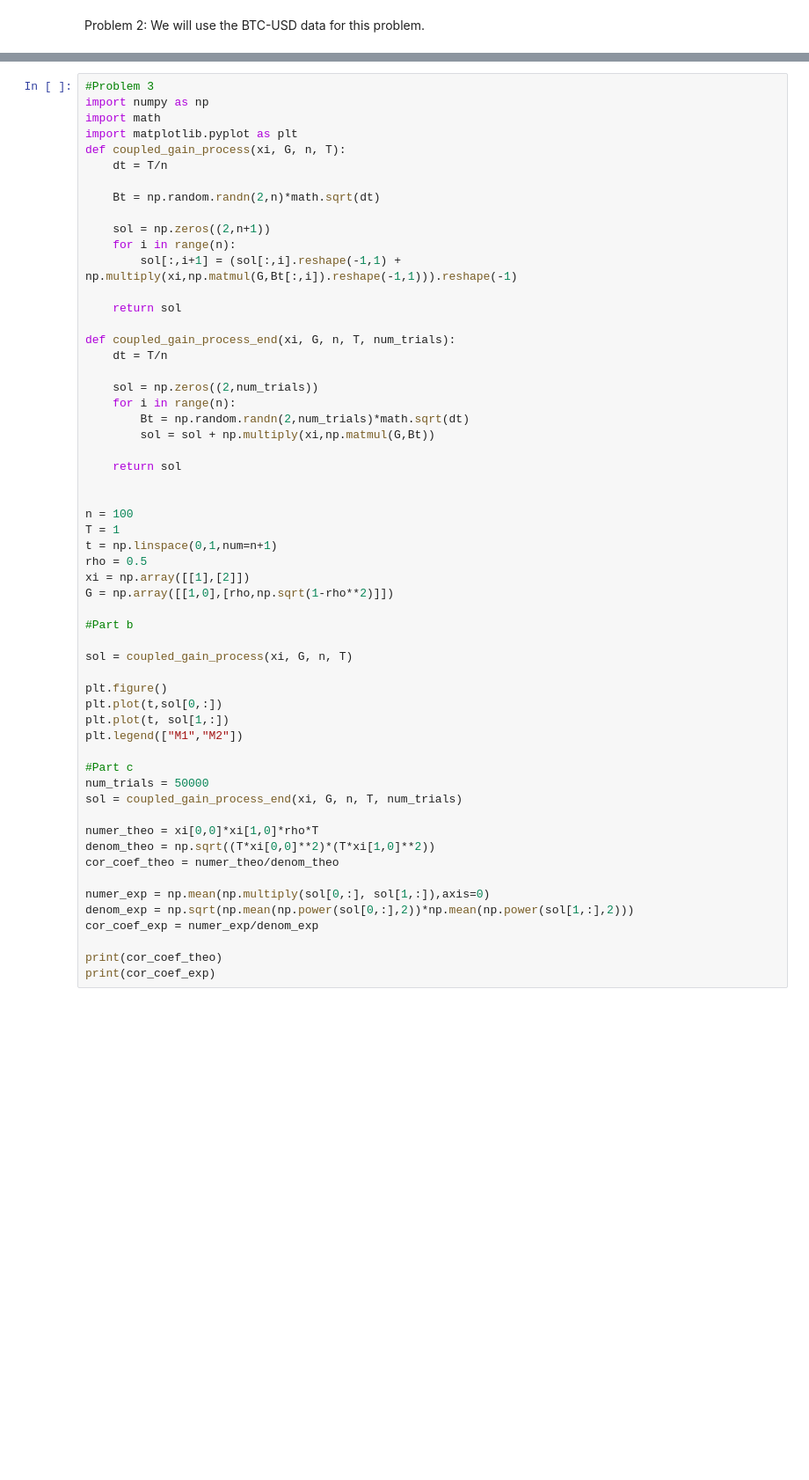
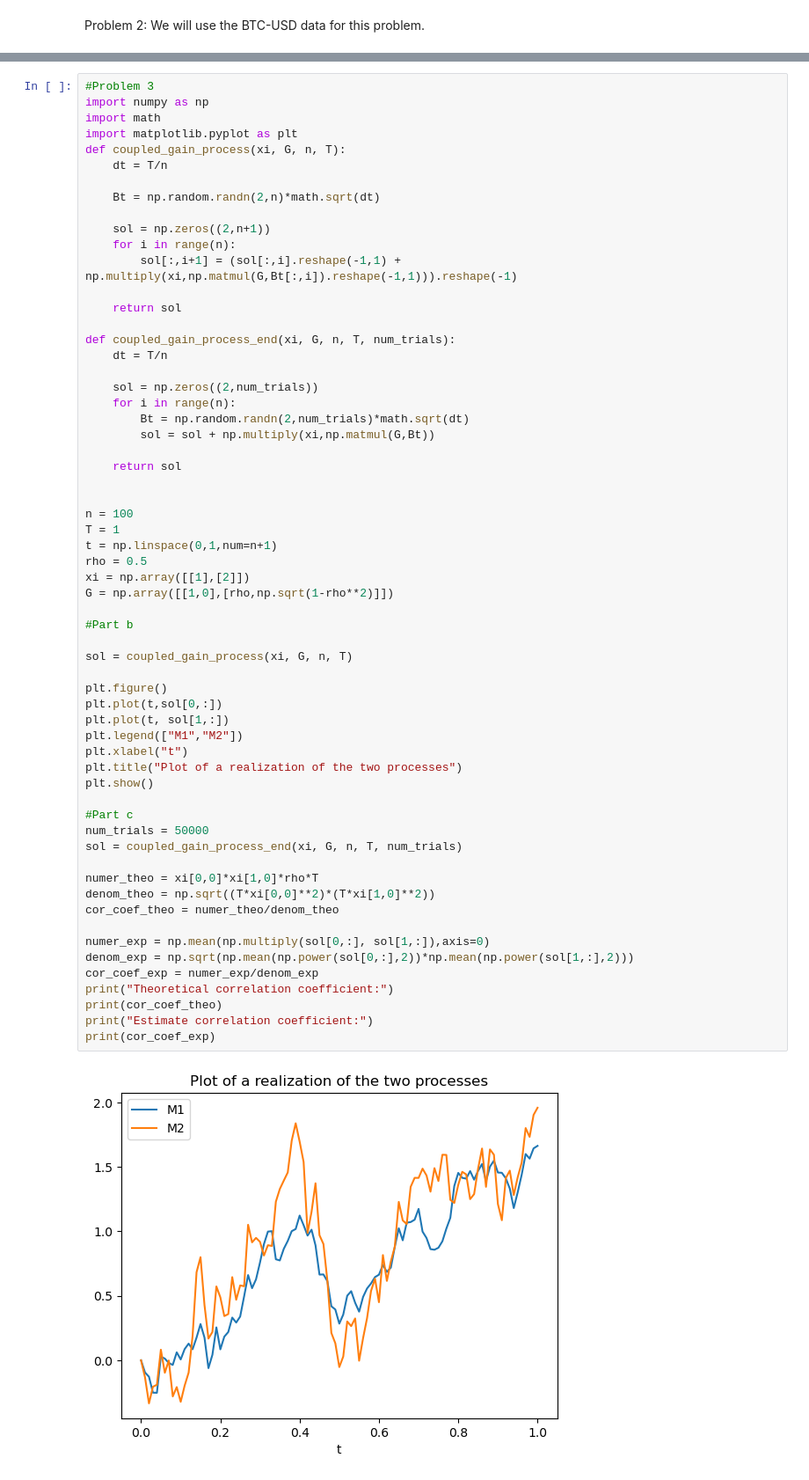
Before and after one commit to nhatthanhtran/Math228_DataScience, a Jupyter notebook: Project3/Project3.ipynb, the cells around one changed output, grey strips where cells are left out. Shown: that part at 88% size. Cells and saved outputs as stored; diff of their text form; blank space fills up the shorter version.

```diff
--- a/Project3/Project3.ipynb
+++ b/Project3/Project3.ipynb
@@ -121,31 +130,36 @@ def coupled_gain_process_end(xi, G, n, T, num_trials):
 n = 100
 T = 1
 t = np.linspace(0,1,num=n+1)
 rho = 0.5
 xi = np.array([[1],[2]])
 G = np.array([[1,0],[rho,np.sqrt(1-rho**2)]])
 
 #Part b
 
 sol = coupled_gain_process(xi, G, n, T)
 
 plt.figure()
 plt.plot(t,sol[0,:])
 plt.plot(t, sol[1,:])
 plt.legend(["M1","M2"])
+plt.xlabel("t")
+plt.title("Plot of a realization of the two processes")
+plt.show()
 
 #Part c
 num_trials = 50000
 sol = coupled_gain_process_end(xi, G, n, T, num_trials)
 
 numer_theo = xi[0,0]*xi[1,0]*rho*T
 denom_theo = np.sqrt((T*xi[0,0]**2)*(T*xi[1,0]**2))
 cor_coef_theo = numer_theo/denom_theo
 
 numer_exp = np.mean(np.multiply(sol[0,:], sol[1,:]),axis=0)
 denom_exp = np.sqrt(np.mean(np.power(sol[0,:],2))*np.mean(np.power(sol[1,:],2)))
 cor_coef_exp = numer_exp/denom_exp
-
+print("Theoretical correlation coefficient:")
 print(cor_coef_theo)
+print("Estimate correlation coefficient:")
 print(cor_coef_exp)
 # %% [output]
+[figure, new version]
```
Also changed, not shown: parts of 4 cells of this notebook.
